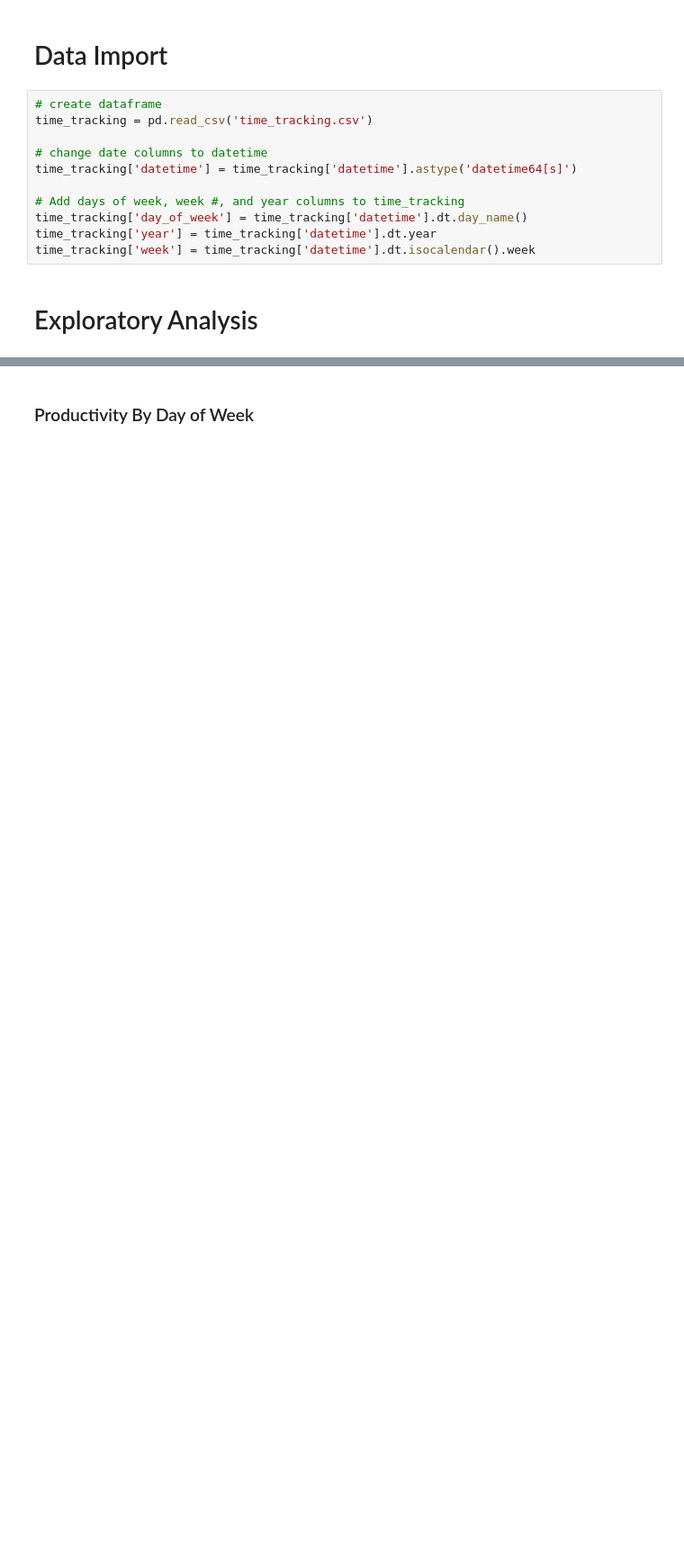
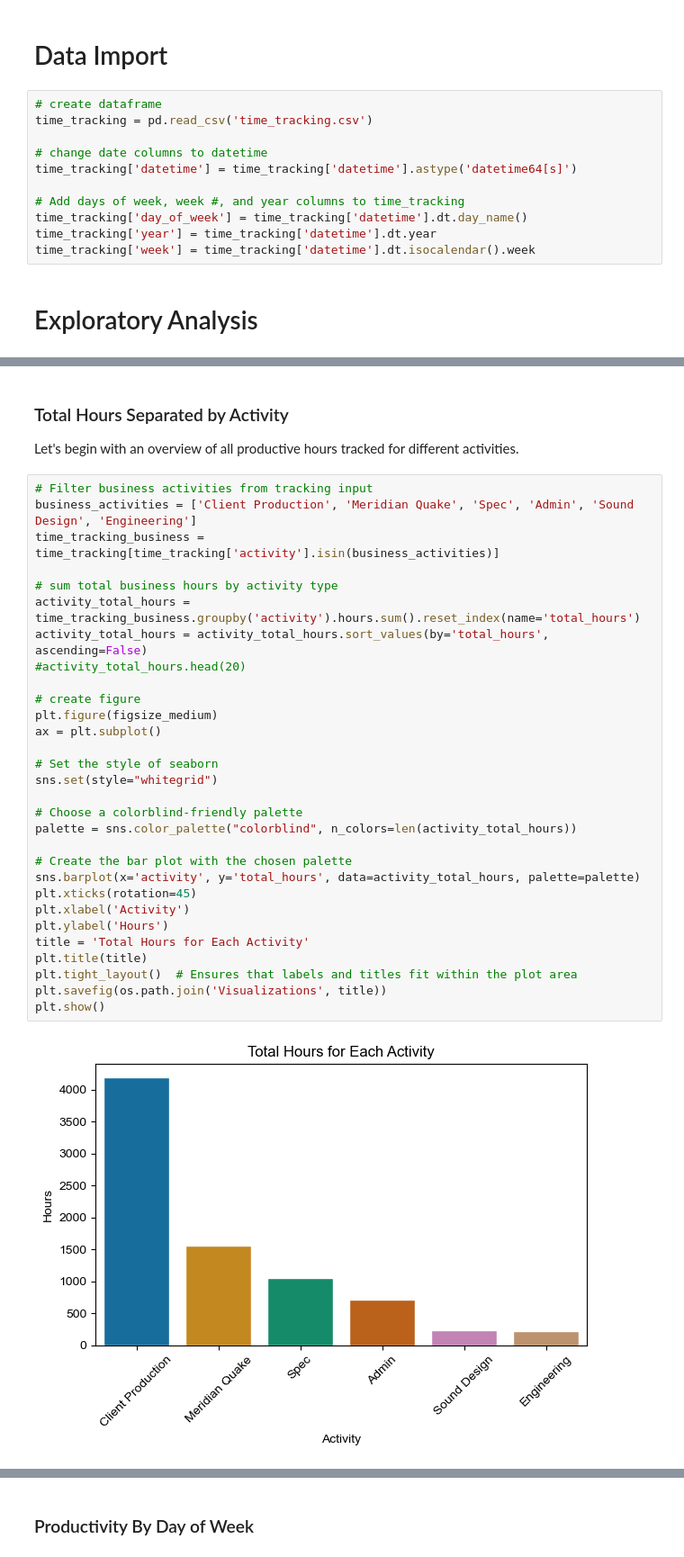
Before and after one commit to awkwardarm/Portfolio-Projects, a Jupyter notebook: Porftolio Project - Time Tracking.ipynb, the cells around one changed output, grey strips where cells are left out. Shown at 90% size. Saved outputs shown, nothing was run; the diff lists cells and outputs as text; blank space fills up the shorter version.

```diff
--- a/Porftolio Project - Time Tracking.ipynb
+++ b/Porftolio Project - Time Tracking.ipynb
@@ -26,0 +30,36 @@ time_tracking['week'] = time_tracking['datetime'].dt.isocalendar().week
+# %% [markdown]
+### Total Hours Separated by Activity
+
+Let's begin with an overview of all productive hours tracked for different activities.
+# %%
+# Filter business activities from tracking input
+business_activities = ['Client Production', 'Meridian Quake', 'Spec', 'Admin', 'Sound Design', 'Engineering']
+time_tracking_business = time_tracking[time_tracking['activity'].isin(business_activities)]
+
+# sum total business hours by activity type
+activity_total_hours = time_tracking_business.groupby('activity').hours.sum().reset_index(name='total_hours')
+activity_total_hours = activity_total_hours.sort_values(by='total_hours', ascending=False)
+#activity_total_hours.head(20)
+
+# create figure
+plt.figure(figsize_medium)
+ax = plt.subplot()
+
+# Set the style of seaborn
+sns.set(style="whitegrid")
+
+# Choose a colorblind-friendly palette
+palette = sns.color_palette("colorblind", n_colors=len(activity_total_hours))
+
+# Create the bar plot with the chosen palette
+sns.barplot(x='activity', y='total_hours', data=activity_total_hours, palette=palette)
+plt.xticks(rotation=45)
+plt.xlabel('Activity')
+plt.ylabel('Hours')
+title = 'Total Hours for Each Activity'
+plt.title(title)
+plt.tight_layout()  # Ensures that labels and titles fit within the plot area
+plt.savefig(os.path.join('Visualizations', title))
+plt.show()
+# %% [output]
+[figure, added]
```
Also changed, not shown: parts of 14 cells of this notebook, 6 other files.
